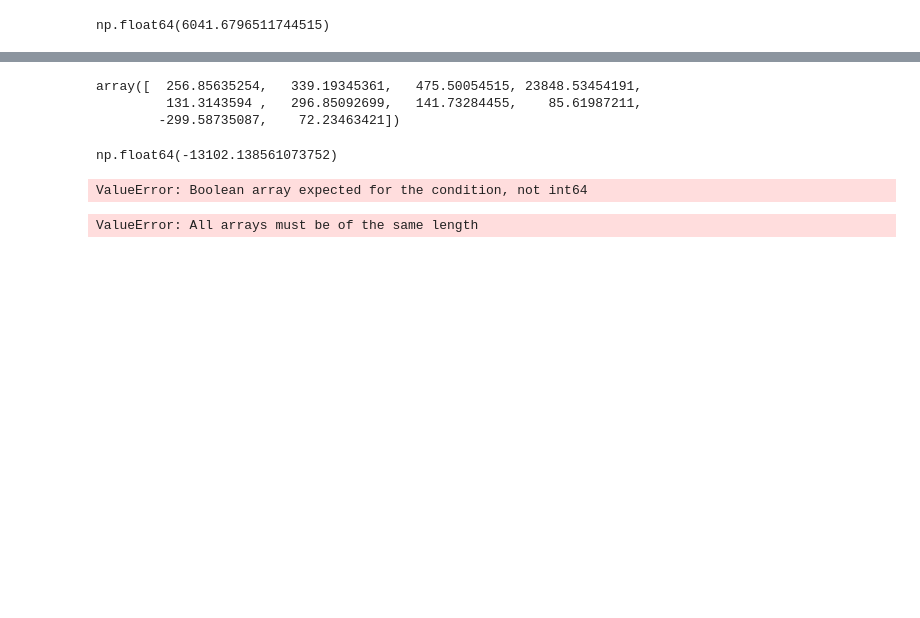
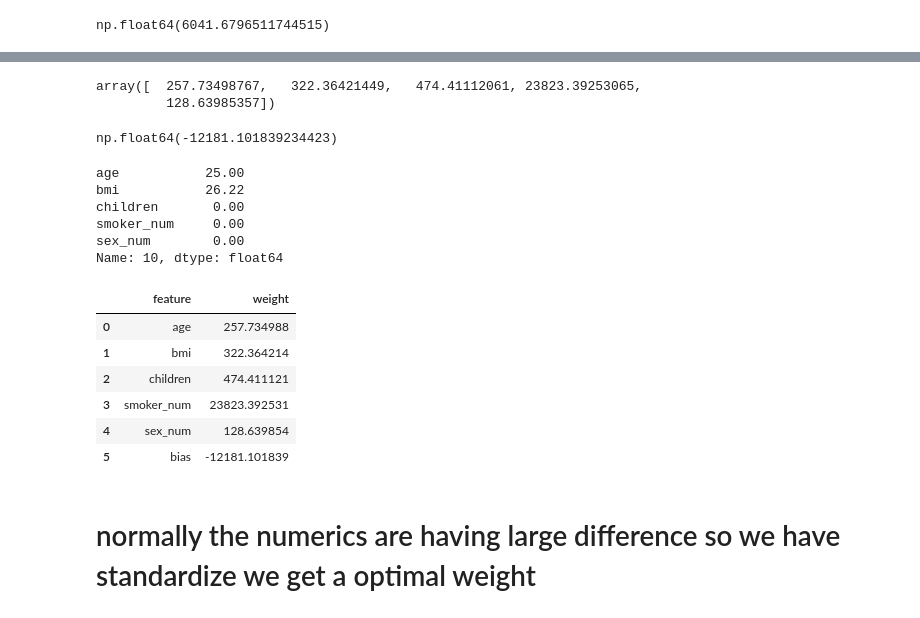
Before and after one commit to harsha72127/Machine_learning, a Jupyter notebook: regression.ipynb, the cells around one changed output, grey strips where cells are left out. Saved outputs shown, nothing was run; the diff lists cells and outputs as text; code cells hidden in the pictures; blank space fills up the shorter version.

```diff
--- a/regression.ipynb
+++ b/regression.ipynb
@@ -391,7 +391,7 @@ array([[0., 0., 0., 1.],
 # %%
 df[['northeast', 'northwest', 'southeast', 'southwest']]=one_hot
 # %%
-inputs=df[['age','bmi','children','smoker_num','sex_num','region_num','northeast', 'northwest', 'southeast', 'southwest']]
+inputs=df[['age','bmi','children','smoker_num','sex_num','northeast', 'northwest', 'southeast', 'southwest']]
 target=df.charges
 model=LinearRegression()
 model.fit(inputs,target)
@@ -418,22 +418,34 @@ df
 # %%
 model.coef_
 # %% [output]
-array([  256.85635254,   339.19345361,   475.50054515, 23848.53454191,
-         131.3143594 ,   296.85092699,   141.73284455,    85.61987211,
-        -299.58735087,    72.23463421])
+array([  257.73498767,   322.36421449,   474.41112061, 23823.39253065,
+         128.63985357])
 # %%
 model.intercept_
 # %% [output]
-np.float64(-13102.138561073752)
+np.float64(-12181.101839234423)
 # %%
-df[inputs].loc[10]
+df[inputs.columns].loc[10]
 # %% [output]
-ValueError: Boolean array expected for the condition, not int64
+age           25.00
+bmi           26.22
+children       0.00
+smoker_num     0.00
+sex_num        0.00
+Name: 10, dtype: float64
 # %%
 weight_df=pd.DataFrame({
-    'feature': np.append(inputs,1),
+    'feature': np.append(inputs.columns,'bias'),
     'weight': np.append(model.coef_,model.intercept_)
         })
 weight_df
 # %% [output]
-ValueError: All arrays must be of the same length
+|  | feature | weight |
+| 0 | age | 257.734988 |
+| 1 | bmi | 322.364214 |
+| 2 | children | 474.411121 |
+| 3 | smoker_num | 23823.392531 |
+| 4 | sex_num | 128.639854 |
+| 5 | bias | -12181.101839 |
+# %% [markdown]
+# normally the numerics are having large difference so we have standardize we get a optimal weight
```
Also changed, not shown: parts of 16 cells of this notebook, 1 other file.
